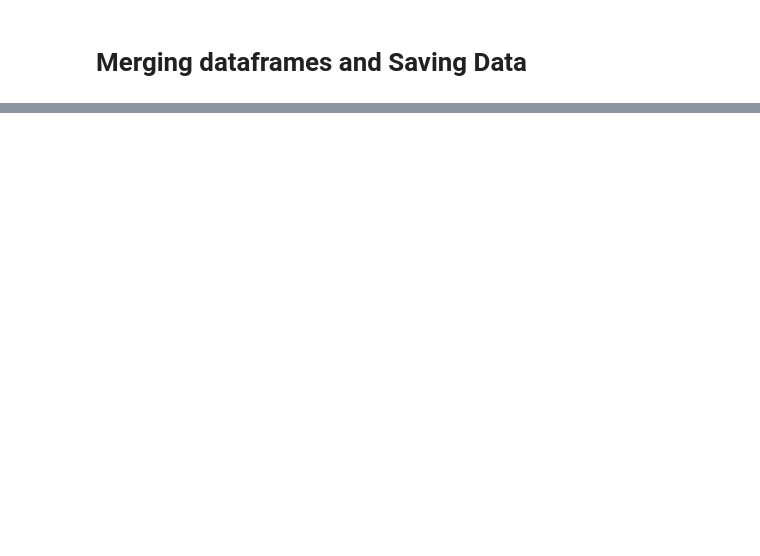
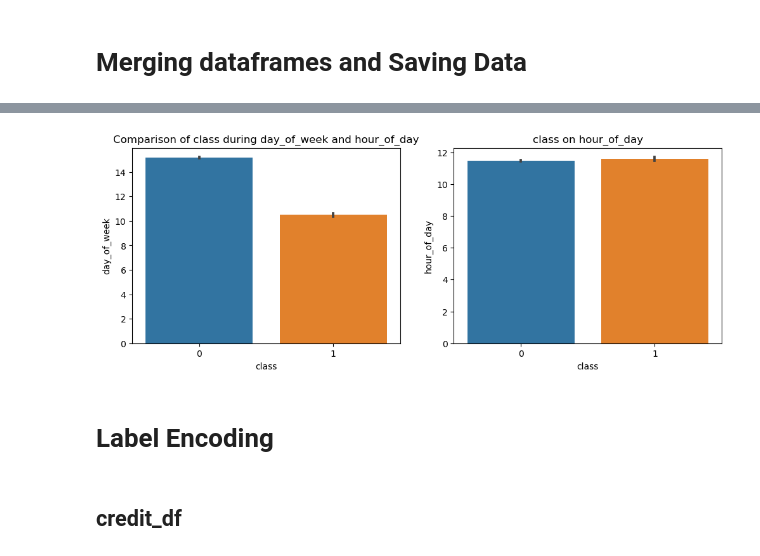
Before and after one commit to YeabsiraTibebu/Detection-of-fraud-cases, a Jupyter notebook: notebook/EDA.ipynb, the cells around one changed output, grey strips where cells are left out. Cells and saved outputs as stored; diff of their text form; code cells hidden in the pictures; blank space fills up the shorter version.

```diff
--- a/notebook/EDA.ipynb
+++ b/notebook/EDA.ipynb
@@ -263,0 +548,16 @@ file_handler.to_csv(store_df, '../data/IpAddress_to_Country.csv')
+# %%
+fig, (axis1,axis2) = plt.subplots(1,2,figsize=(12,4))
+
+# holidays and no_holidays
+sns.barplot(x='class', y='day_of_week', data=fraud_df, ax=axis1).set_title('Comparison of class during day_of_week and hour_of_day')
+
+# holidays only
+mask = (fraud_df["class"] != "0") & (fraud_df["day_of_week"] > 0)
+sns.barplot(x='class', y='hour_of_day', data=fraud_df[mask], ax=axis2).set_title('class on hour_of_day')
+plt.show()
+# %% [output]
+[figure, added]
+# %% [markdown]
+# Label Encoding
+# %% [markdown]
+## credit_df
```
Also changed, not shown: parts of 87 cells of this notebook.
